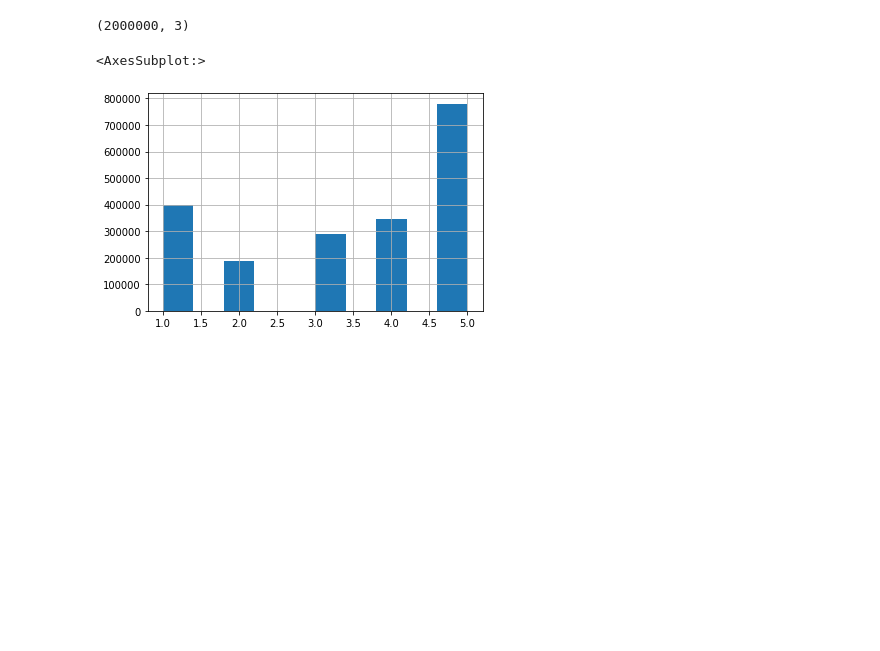
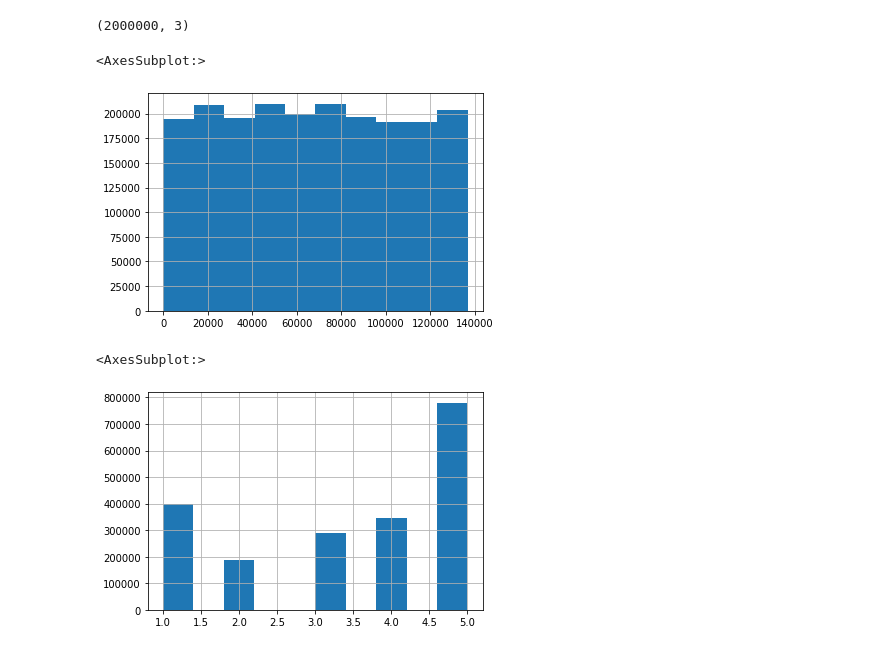
Before and after one commit to Wang-Zixuann/DSA4212, a Jupyter notebook: low rank factorization.ipynb, the cells around one changed output. Saved outputs shown, nothing was run; the diff lists cells and outputs as text; code cells hidden in the pictures; blank space fills up the shorter version.

```diff
--- a/low rank factorization.ipynb
+++ b/low rank factorization.ipynb
@@ -10,6 +10,11 @@ data = pd.read_csv("/Users/apple/Desktop/DSA4212/Project 1/songsDataset.csv",hea
 data.shape
 # %% [output]
 (2000000, 3)
+# %%
+data['songID'].hist()
+# %% [output]
+<AxesSubplot:>
+[figure, added]
 # %%
 data['rating'].hist()
 # %% [output]
```
Also changed, not shown: parts of 6 cells of this notebook.
